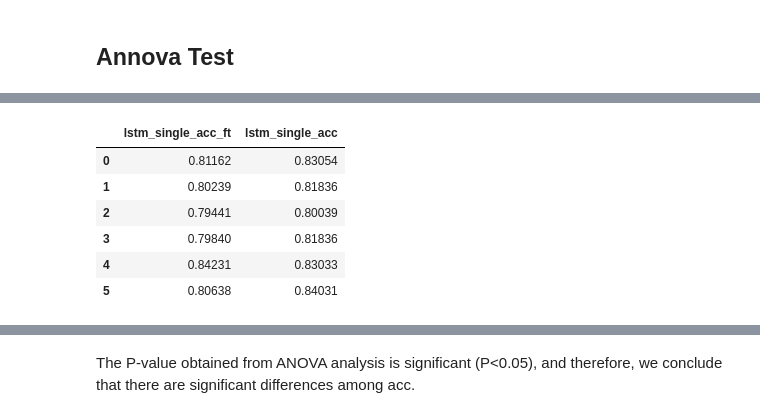
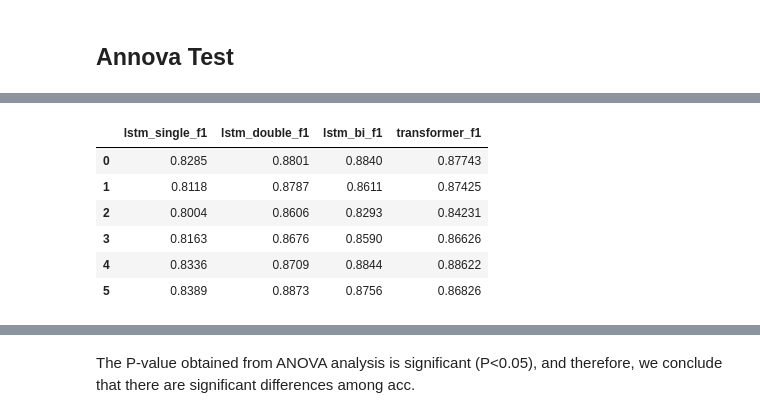
Before and after one commit to ishandas387/Language-Model-For-Odia, a Jupyter notebook: LSTM_&_Transformer_Language_model_Odia.ipynb, the cells around one changed output, grey strips where cells are left out. Saved outputs shown, nothing was run; the diff lists cells and outputs as text; code cells hidden in the pictures.

```diff
--- a/LSTM_&_Transformer_Language_model_Odia.ipynb
+++ b/LSTM_&_Transformer_Language_model_Odia.ipynb
@@ -1848,10 +1829,0 @@ df_ft
-# %%
-df_ft_normal
-# %% [output]
-|  | lstm_single_acc_ft | lstm_single_acc |
-| 0 | 0.81162 | 0.83054 |
-| 1 | 0.80239 | 0.81836 |
-| 2 | 0.79441 | 0.80039 |
-| 3 | 0.79840 | 0.81836 |
-| 4 | 0.84231 | 0.83033 |
-| 5 | 0.80638 | 0.84031 |
@@ -1857,0 +1861,10 @@ df_ft_normal
+# %%
+df_data_f1
+# %% [output]
+|  | lstm_single_f1 | lstm_double_f1 | lstm_bi_f1 | transformer_f1 |
+| 0 | 0.8285 | 0.8801 | 0.8840 | 0.87743 |
+| 1 | 0.8118 | 0.8787 | 0.8611 | 0.87425 |
+| 2 | 0.8004 | 0.8606 | 0.8293 | 0.84231 |
+| 3 | 0.8163 | 0.8676 | 0.8590 | 0.86626 |
+| 4 | 0.8336 | 0.8709 | 0.8844 | 0.88622 |
+| 5 | 0.8389 | 0.8873 | 0.8756 | 0.86826 |
```
Also changed, not shown: parts of 37 cells of this notebook.
